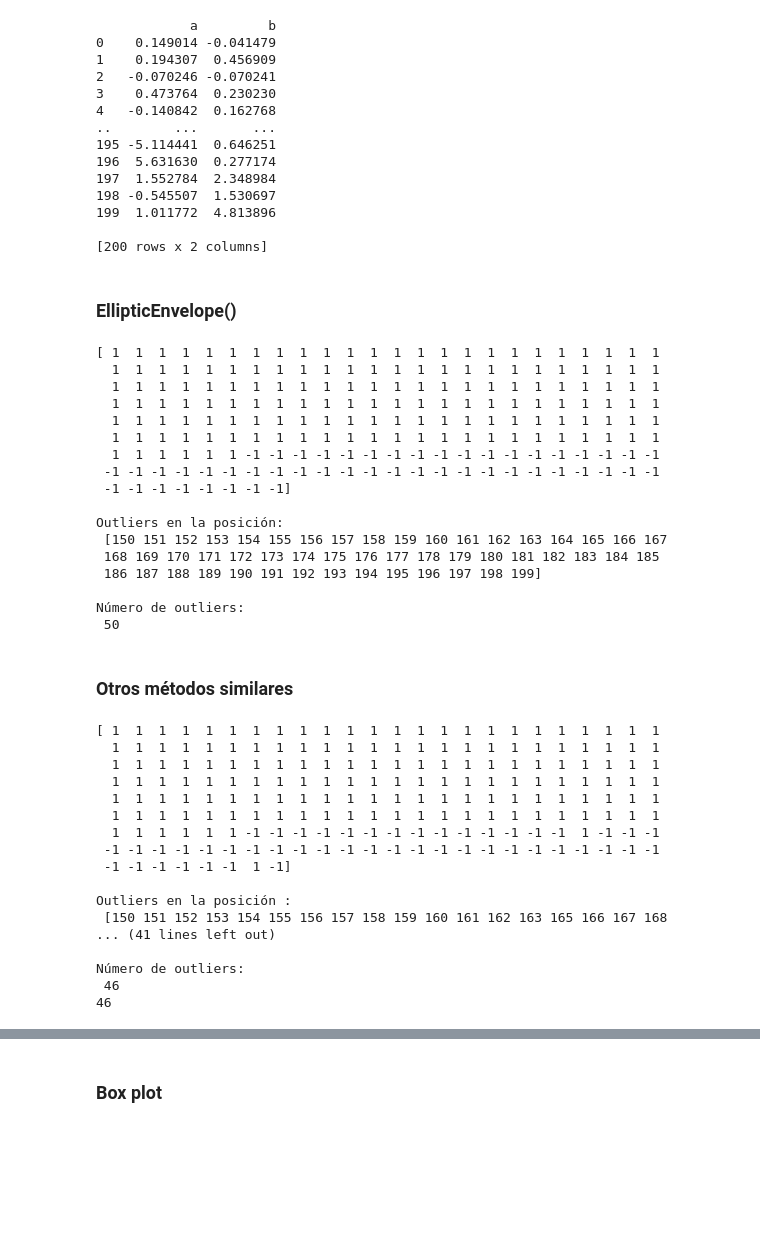
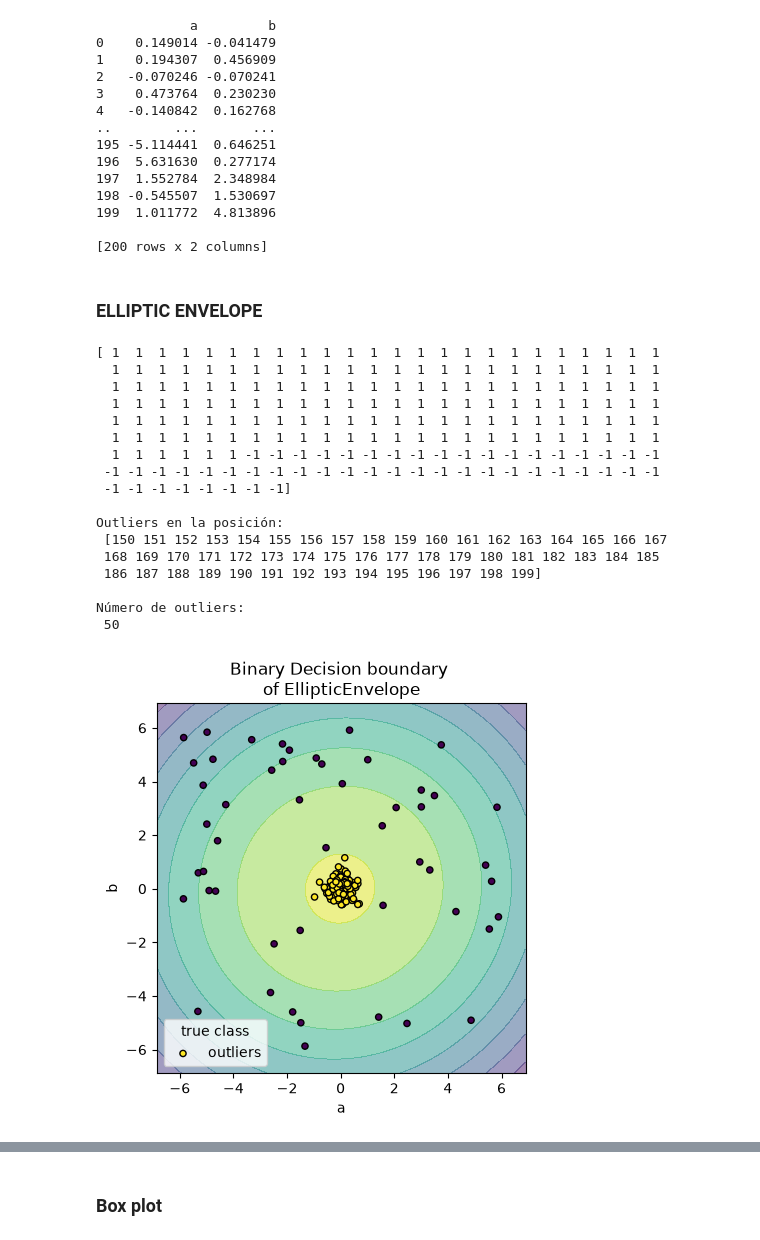
Before and after one commit to MerakiDevJP/machine2_23092026nocturno, a Jupyter notebook: 3. Outliers.ipynb, the cells around one changed output, grey strips where cells are left out. Drawn from its saved outputs; the diff is of its cells as text; code cells hidden in the pictures; blank space fills up the shorter version.

Commit message:
Desarrollo documento 3. Outliers

```diff
--- a/3. Outliers.ipynb
+++ b/3. Outliers.ipynb
@@ -37,36 +41,52 @@ print(df)
 
 [200 rows x 2 columns]
 # %% [markdown]
-### EllipticEnvelope()
+### ELLIPTIC ENVELOPE
 # %%
 # Entrenamos un objeto de tipo EllipticEnvelope
 algorithm = EllipticEnvelope(support_fraction=None, contamination=0.25,random_state=42)
 outlier_method = algorithm.fit(df)
+
 # Aplicamos el método de detección de outliers entrenado sobre nuesto dataset devuelve una nueva columna
 df_outliers = outlier_method.predict(df)
 print(df_outliers)
 
-# # Determinar la posición de los outliers
+# Determinar la posición de los outliers
 pos_outliers = np.where(df_outliers==-1)[0]
 print('\nOutliers en la posición: \n', pos_outliers)
-# # Determinar el número de outliers
+
+# Determinar el número de outliers
 print('\nNúmero de outliers: \n', len(pos_outliers))
+
+# Gráfico de la frontera de decisión para EllipticEnvelope
+disp = DecisionBoundaryDisplay.from_estimator(
+    algorithm,
+    df,
+    response_method="decision_function",
+    alpha=0.5,
+)
+disp.ax_.scatter(df.a, df.b, c=df_outliers, s=20, edgecolor="k")
+disp.ax_.set_title("Binary Decision boundary \nof EllipticEnvelope")
+plt.axis("square")
+plt.legend(labels=["outliers", "inliers"], title="true class")
+plt.show()
 # %% [output]
 [ 1  1  1  1  1  1  1  1  1  1  1  1  1  1  1  1  1  1  1  1  1  1  1  1
   1  1  1  1  1  1  1  1  1  1  1  1  1  1  1  1  1  1  1  1  1  1  1  1
   1  1  1  1  1  1  1  1  1  1  1  1  1  1  1  1  1  1  1  1  1  1  1  1
   1  1  1  1  1  1  1  1  1  1  1  1  1  1  1  1  1  1  1  1  1  1  1  1
   1  1  1  1  1  1  1  1  1  1  1  1  1  1  1  1  1  1  1  1  1  1  1  1
   1  1  1  1  1  1  1  1  1  1  1  1  1  1  1  1  1  1  1  1  1  1  1  1
   1  1  1  1  1  1 -1 -1 -1 -1 -1 -1 -1 -1 -1 -1 -1 -1 -1 -1 -1 -1 -1 -1
  -1 -1 -1 -1 -1 -1 -1 -1 -1 -1 -1 -1 -1 -1 -1 -1 -1 -1 -1 -1 -1 -1 -1 -1
  -1 -1 -1 -1 -1 -1 -1 -1]
 
 Outliers en la posición:
  [150 151 152 153 154 155 156 157 158 159 160 161 162 163 164 165 166 167
  168 169 170 171 172 173 174 175 176 177 178 179 180 181 182 183 184 185
  186 187 188 189 190 191 192 193 194 195 196 197 198 199]
 
 Número de outliers:
  50
+[figure, added]
 # %%
@@ -84,39 +107,3 @@ def find_outliers(df, algorithm):
     print('\nNúmero de outliers: \n', len(pos_outliers))
 
     return df_outliers, pos_outliers
-# %% [markdown]
-### Otros métodos similares
-# %%
-from sklearn.ensemble import IsolationForest
-from sklearn.svm import OneClassSVM
-from sklearn.neighbors import LocalOutlierFactor
-
-IF = IsolationForest(max_samples='auto', random_state=42)
-df_outliers, pos_outliers = find_outliers(df, IF)
-print(len(pos_outliers))
-
-OC_SVM = OneClassSVM(kernel='rbf', gamma='scale', nu=0.5)
-df_outliers, pos_outliers = find_outliers(df, OC_SVM)
-print(len(pos_outliers))
-
-LOF = LocalOutlierFactor(n_neighbors=20, contamination= 'auto', novelty=True)
-df_outliers, pos_outliers = find_outliers(df, LOF)
-print(len(pos_outliers))
-# %% [output]
-[ 1  1  1  1  1  1  1  1  1  1  1  1  1  1  1  1  1  1  1  1  1  1  1  1
-  1  1  1  1  1  1  1  1  1  1  1  1  1  1  1  1  1  1  1  1  1  1  1  1
-  1  1  1  1  1  1  1  1  1  1  1  1  1  1  1  1  1  1  1  1  1  1  1  1
-  1  1  1  1  1  1  1  1  1  1  1  1  1  1  1  1  1  1  1  1  1  1  1  1
-  1  1  1  1  1  1  1  1  1  1  1  1  1  1  1  1  1  1  1  1  1  1  1  1
-  1  1  1  1  1  1  1  1  1  1  1  1  1  1  1  1  1  1  1  1  1  1  1  1
-  1  1  1  1  1  1 -1 -1 -1 -1 -1 -1 -1 -1 -1 -1 -1 -1 -1 -1  1 -1 -1 -1
- -1 -1 -1 -1 -1 -1 -1 -1 -1 -1 -1 -1 -1 -1 -1 -1 -1 -1 -1 -1 -1 -1 -1 -1
- -1 -1 -1 -1 -1 -1  1 -1]
-
-Outliers en la posición :
- [150 151 152 153 154 155 156 157 158 159 160 161 162 163 165 166 167 168
-... (41 lines left out)
-
-Número de outliers:
- 46
-46
```
Also changed, not shown: parts of 28 cells of this notebook.
